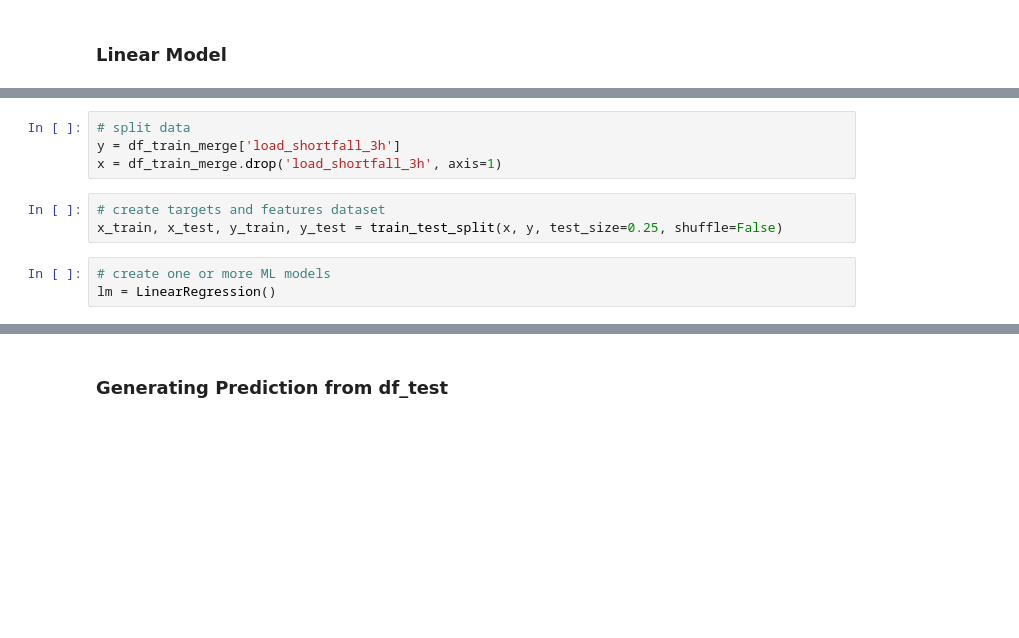
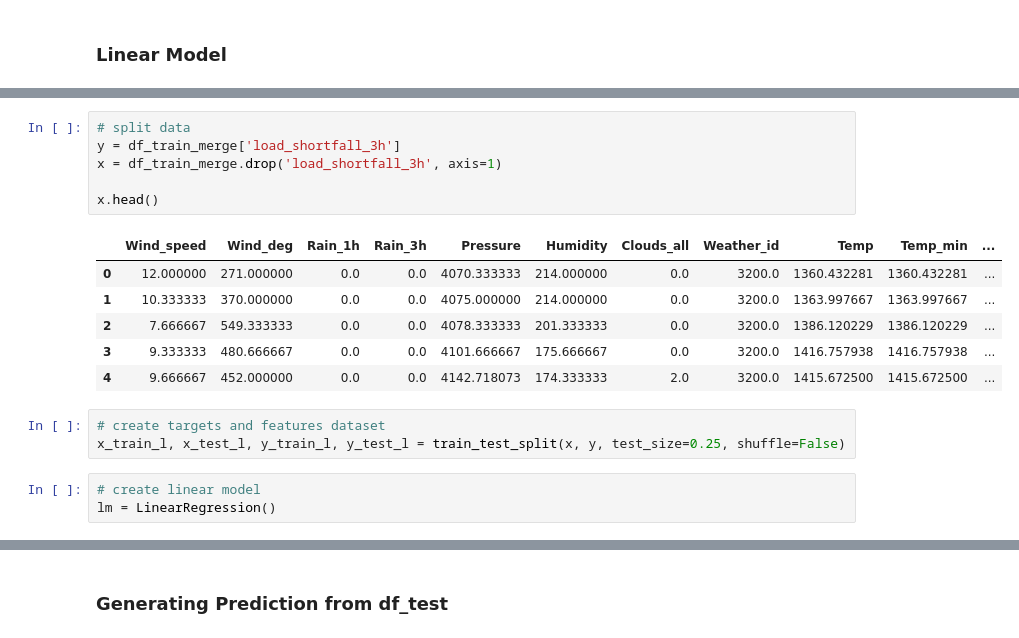
Before and after one commit to pcf26536/TeamNM5, a Jupyter notebook: starter-notebook.ipynb, the cells around one changed output, grey strips where cells are left out. Saved outputs shown, nothing was run; the diff lists cells and outputs as text; blank space fills up the shorter version.

```diff
--- a/starter-notebook.ipynb
+++ b/starter-notebook.ipynb
@@ -746,12 +697,21 @@ dtype: int64
 # %%
 # split data
 y = df_train_merge['load_shortfall_3h']
 x = df_train_merge.drop('load_shortfall_3h', axis=1)
+
+x.head()
+# %% [output]
+|  | Wind_speed | Wind_deg | Rain_1h | Rain_3h | Pressure | Humidity | Clouds_all | Weather_id | Temp | Temp_min | ... |
+| 0 | 12.000000 | 271.000000 | 0.0 | 0.0 | 4070.333333 | 214.000000 | 0.0 | 3200.0 | 1360.432281 | 1360.432281 | ... |
+| 1 | 10.333333 | 370.000000 | 0.0 | 0.0 | 4075.000000 | 214.000000 | 0.0 | 3200.0 | 1363.997667 | 1363.997667 | ... |
+| 2 | 7.666667 | 549.333333 | 0.0 | 0.0 | 4078.333333 | 201.333333 | 0.0 | 3200.0 | 1386.120229 | 1386.120229 | ... |
+| 3 | 9.333333 | 480.666667 | 0.0 | 0.0 | 4101.666667 | 175.666667 | 0.0 | 3200.0 | 1416.757938 | 1416.757938 | ... |
+| 4 | 9.666667 | 452.000000 | 0.0 | 0.0 | 4142.718073 | 174.333333 | 2.0 | 3200.0 | 1415.672500 | 1415.672500 | ... |
 # %%
 # create targets and features dataset
-x_train, x_test, y_train, y_test = train_test_split(x, y, test_size=0.25, shuffle=False)
+x_train_l, x_test_l, y_train_l, y_test_l = train_test_split(x, y, test_size=0.25, shuffle=False)
 # %%
-# create one or more ML models
+# create linear model
 lm = LinearRegression()
 # %%
 # Fit the model to the training data (also known as training the model)
```
Also changed, not shown: parts of 101 cells of this notebook, 2 other files.
